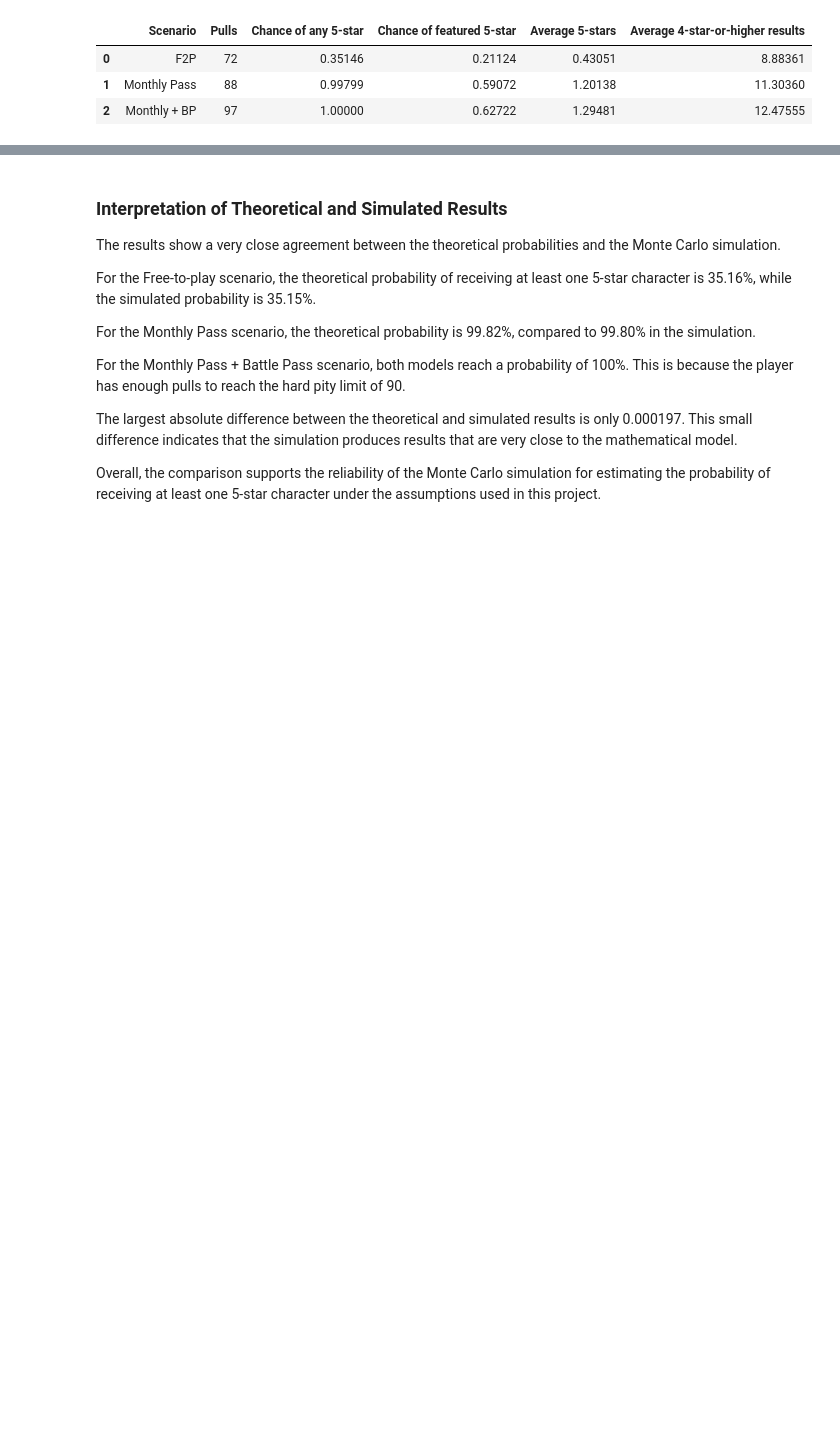
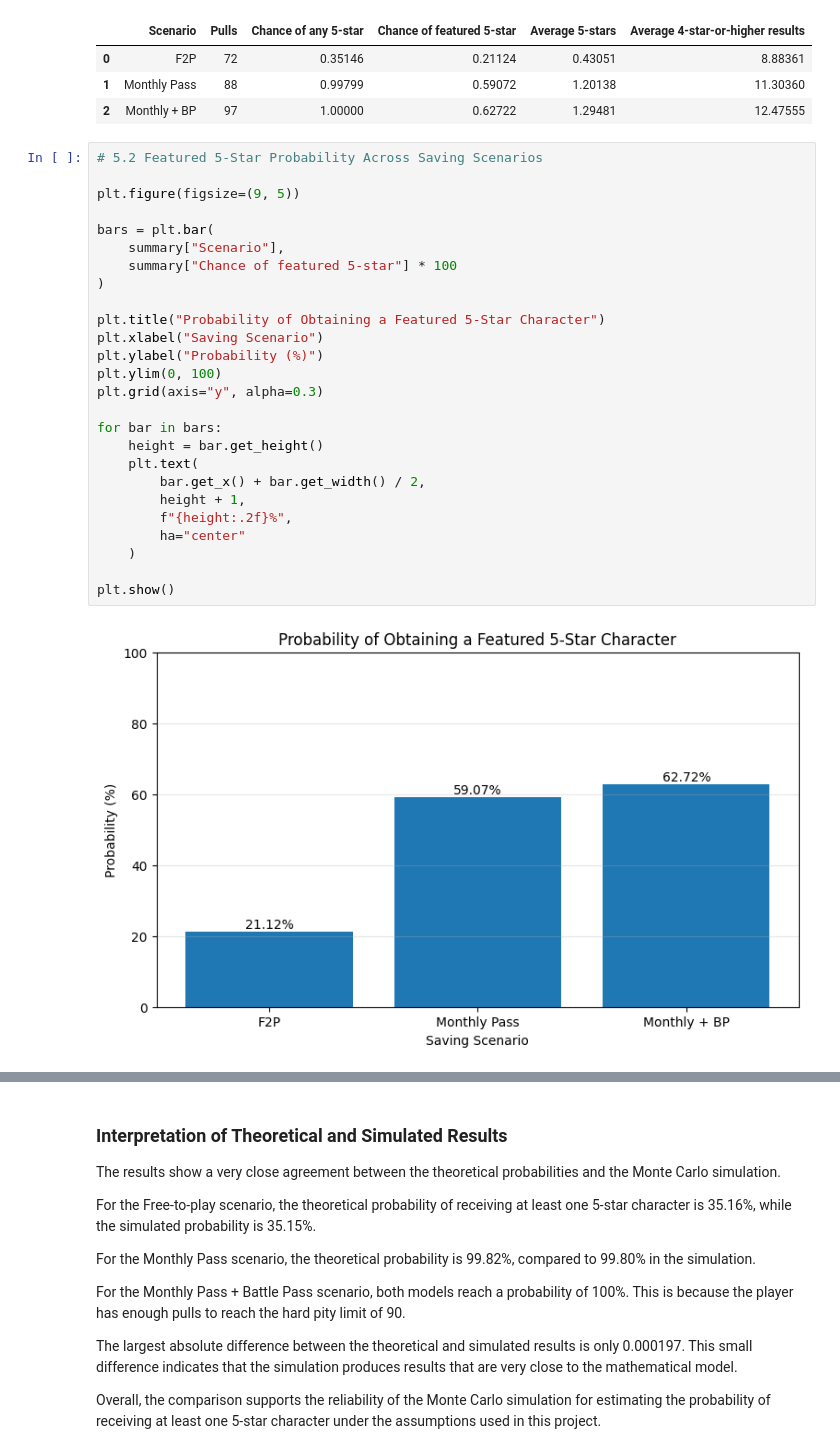
Before and after one commit to Rexzilla22/hsr-gacha-probability-analysis, a Jupyter notebook: HSR_Gacha_Probability_Project.ipynb, the cells around one changed output, grey strips where cells are left out. Saved outputs shown, nothing was run; the diff lists cells and outputs as text; blank space fills up the shorter version.

```diff
--- a/HSR_Gacha_Probability_Project.ipynb
+++ b/HSR_Gacha_Probability_Project.ipynb
@@ -409,3 +432,31 @@ summary
 | 0 | F2P | 72 | 0.35146 | 0.21124 | 0.43051 | 8.88361 |
 | 1 | Monthly Pass | 88 | 0.99799 | 0.59072 | 1.20138 | 11.30360 |
 | 2 | Monthly + BP | 97 | 1.00000 | 0.62722 | 1.29481 | 12.47555 |
+# %%
+# 5.2 Featured 5-Star Probability Across Saving Scenarios
+
+plt.figure(figsize=(9, 5))
+
+bars = plt.bar(
+    summary["Scenario"],
+    summary["Chance of featured 5-star"] * 100
+)
+
+plt.title("Probability of Obtaining a Featured 5-Star Character")
+plt.xlabel("Saving Scenario")
+plt.ylabel("Probability (%)")
+plt.ylim(0, 100)
+plt.grid(axis="y", alpha=0.3)
+
+for bar in bars:
+    height = bar.get_height()
+    plt.text(
+        bar.get_x() + bar.get_width() / 2,
+        height + 1,
+        f"{height:.2f}%",
+        ha="center"
+    )
+
+plt.show()
+# %% [output]
+[figure, added]
```
Also changed, not shown: parts of 10 cells of this notebook.
